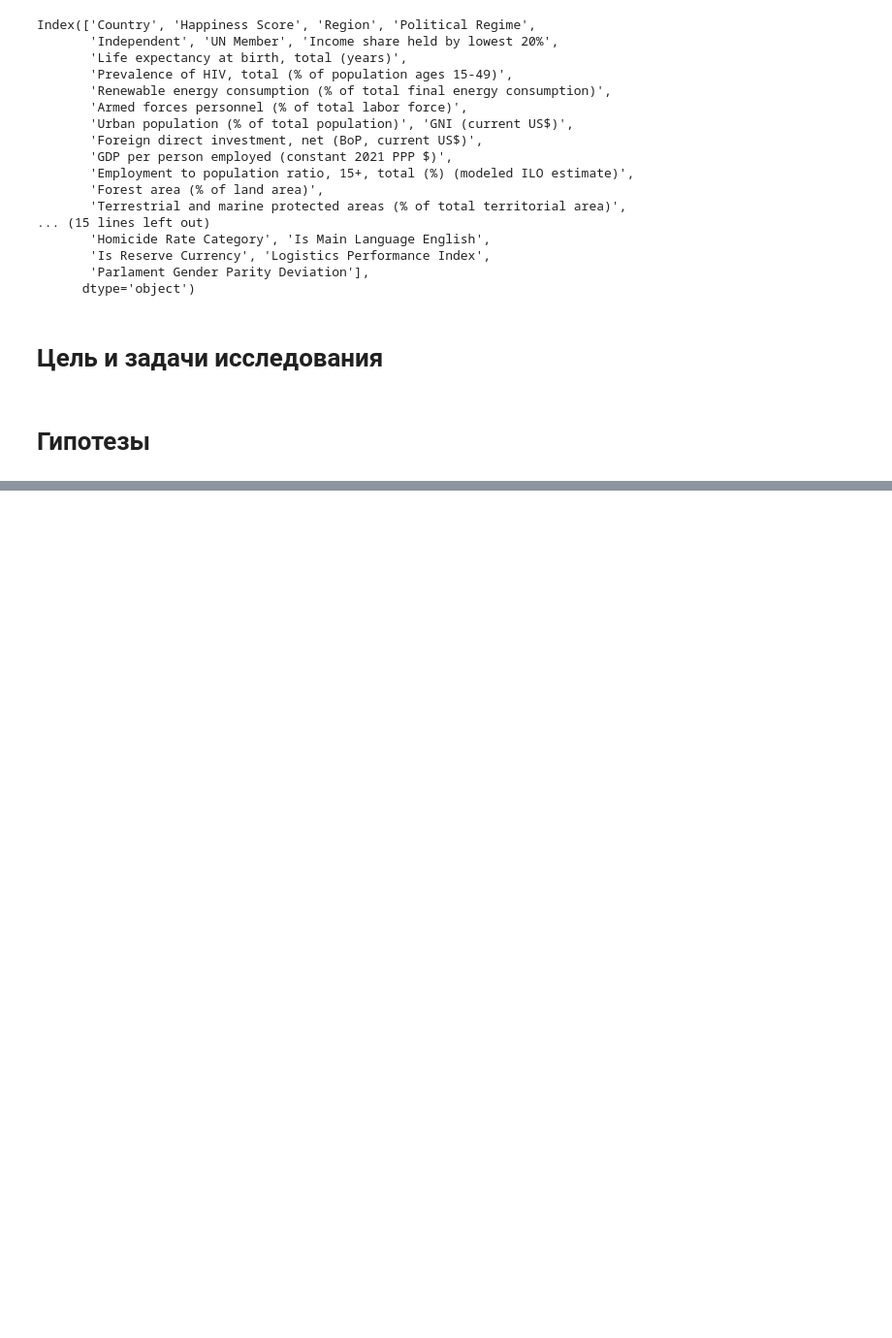
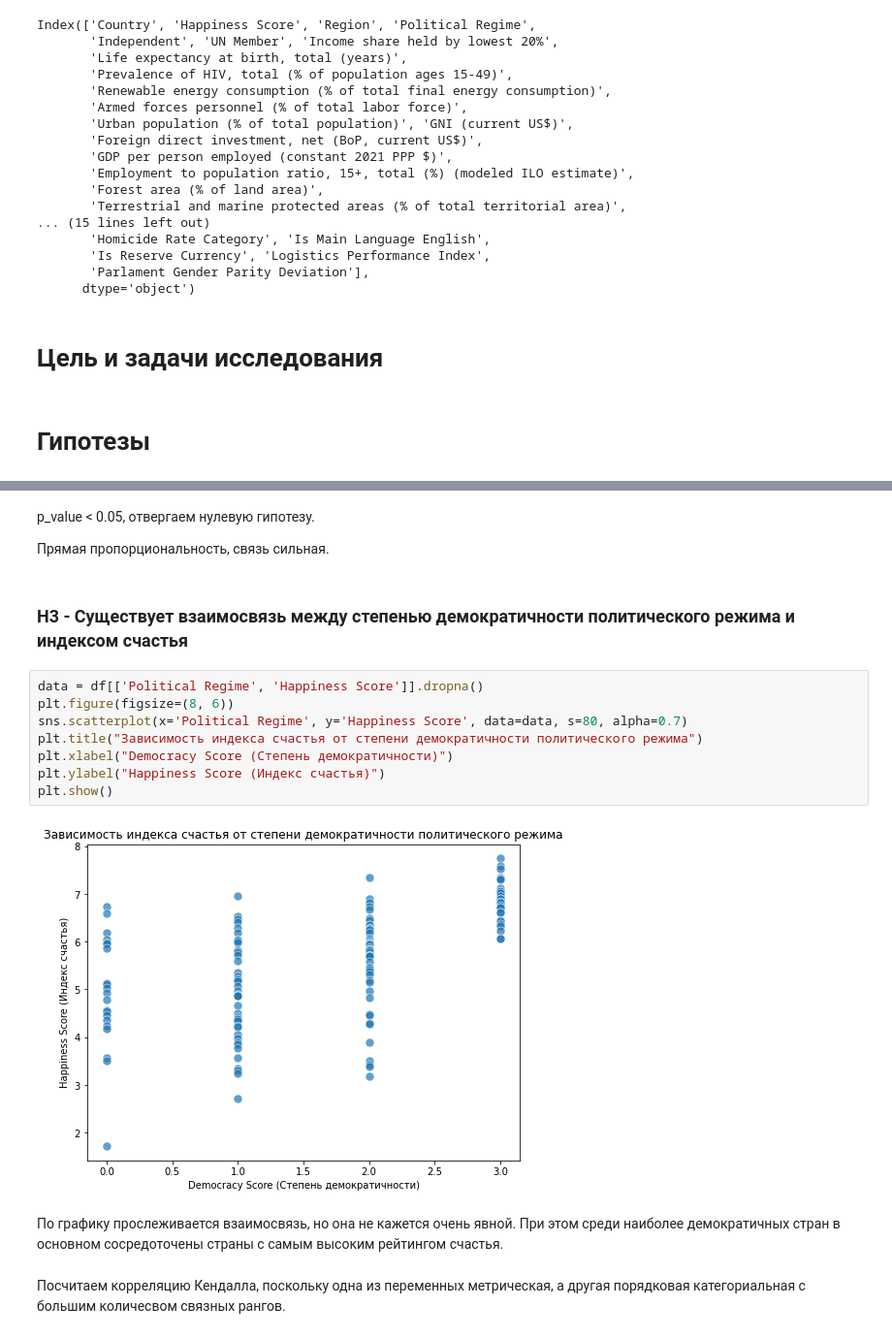
Before and after one commit to seny03/countries-happiness-analysis, a Jupyter notebook: src/analysis.ipynb, the cells around one changed output, grey strips where cells are left out. Shown at 97% size. Saved outputs shown, nothing was run; the diff lists cells and outputs as text; blank space fills up the shorter version.

```diff
--- a/src/analysis.ipynb
+++ b/src/analysis.ipynb
@@ -777,0 +429,20 @@ p-value = 9.957837961684144e-11 < 0.01
+# %% [markdown]
+p_value < 0.05, отвергаем нулевую гипотезу.
+
+Прямая пропорциональность, связь сильная.
+# %% [markdown]
+### H3 - Существует взаимосвязь между степенью демократичности политического режима и индексом счастья
+# %%
+data = df[['Political Regime', 'Happiness Score']].dropna()
+plt.figure(figsize=(8, 6))
+sns.scatterplot(x='Political Regime', y='Happiness Score', data=data, s=80, alpha=0.7)
+plt.title("Зависимость индекса счастья от степени демократичности политического режима")
+plt.xlabel("Democracy Score (Степень демократичности)")
+plt.ylabel("Happiness Score (Индекс счастья)")
+plt.show()
+# %% [output]
+[figure, added]
+# %% [markdown]
+По графику прослеживается взаимосвязь, но она не кажется очень явной. При этом среди наиболее демократичных стран в основном сосредоточены страны с самым высоким рейтингом счастья.
+# %% [markdown]
+Посчитаем корреляцию Кендалла, поскольку одна из переменных метрическая, а другая порядковая категориальная с большим количесвом связных рангов.
```
Also changed, not shown: parts of 169 cells of this notebook.
